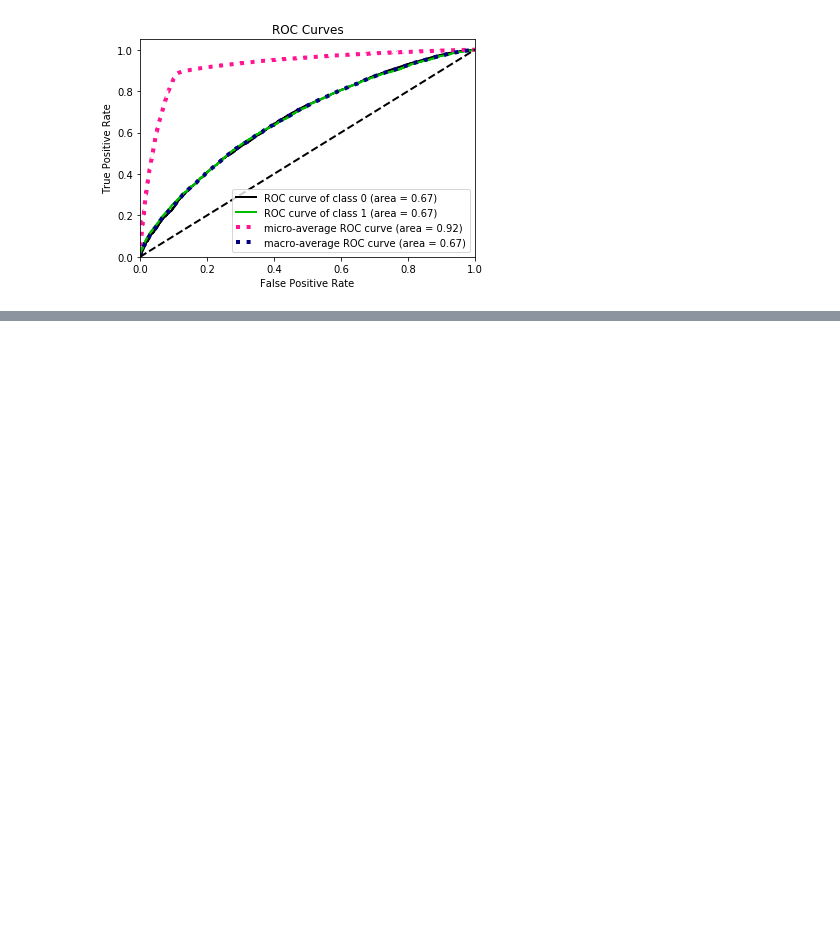
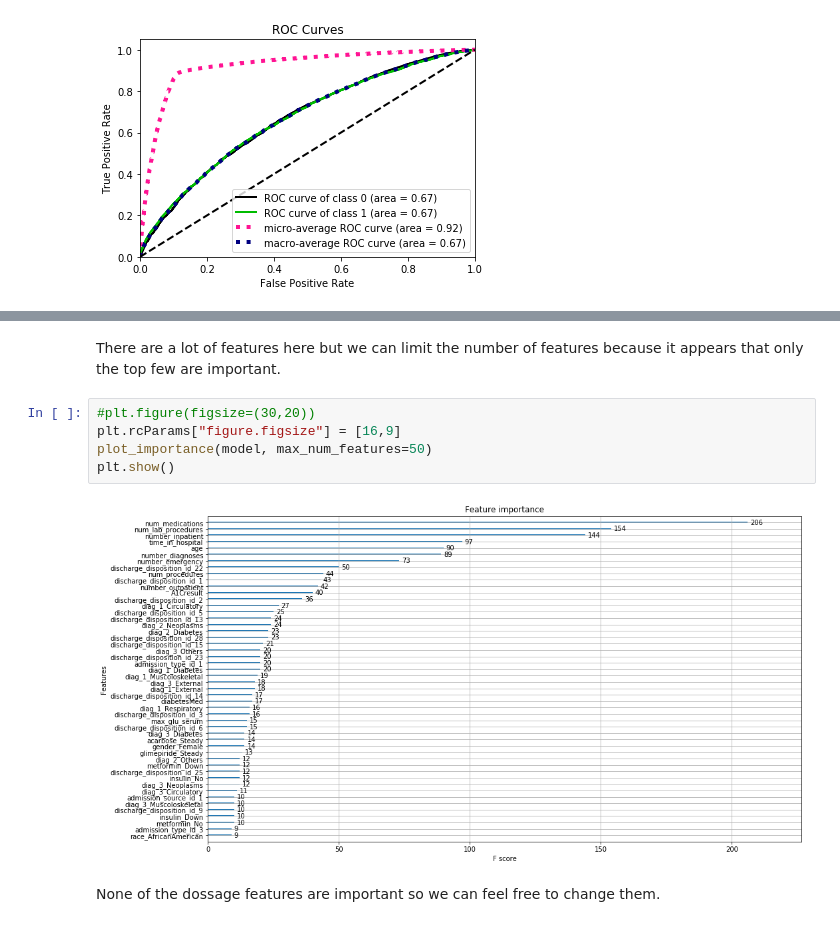
Before and after one commit to Sangha05/Diabetes_Readmission, a Jupyter notebook: Short Term Risk Prediction With XGBoost V1.ipynb, the cells around one changed output, grey strips where cells are left out. Drawn from its saved outputs; the diff is of its cells as text; blank space fills up the shorter version.

```diff
--- a/Short Term Risk Prediction With XGBoost V1.ipynb
+++ b/Short Term Risk Prediction With XGBoost V1.ipynb
@@ -188,0 +205,11 @@ plt.show()
+# %% [markdown]
+There are a lot of features here but we can limit the number of features because it appears that only the top few are important.
+# %%
+#plt.figure(figsize=(30,20))
+plt.rcParams["figure.figsize"] = [16,9]
+plot_importance(model, max_num_features=50)
+plt.show()
+# %% [output]
+[figure, added]
+# %% [markdown]
+None of the dossage features are important so we can feel free to change them.
```
Also changed, not shown: parts of 7 cells of this notebook, 4 other files.
